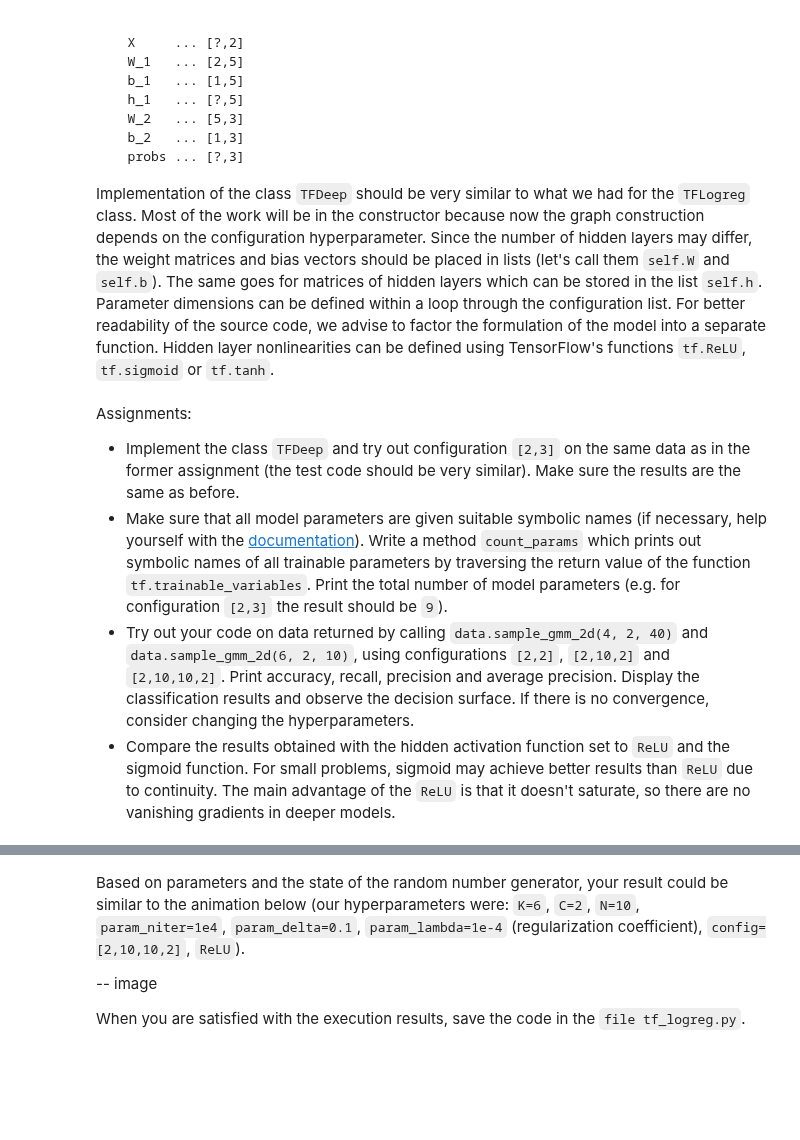
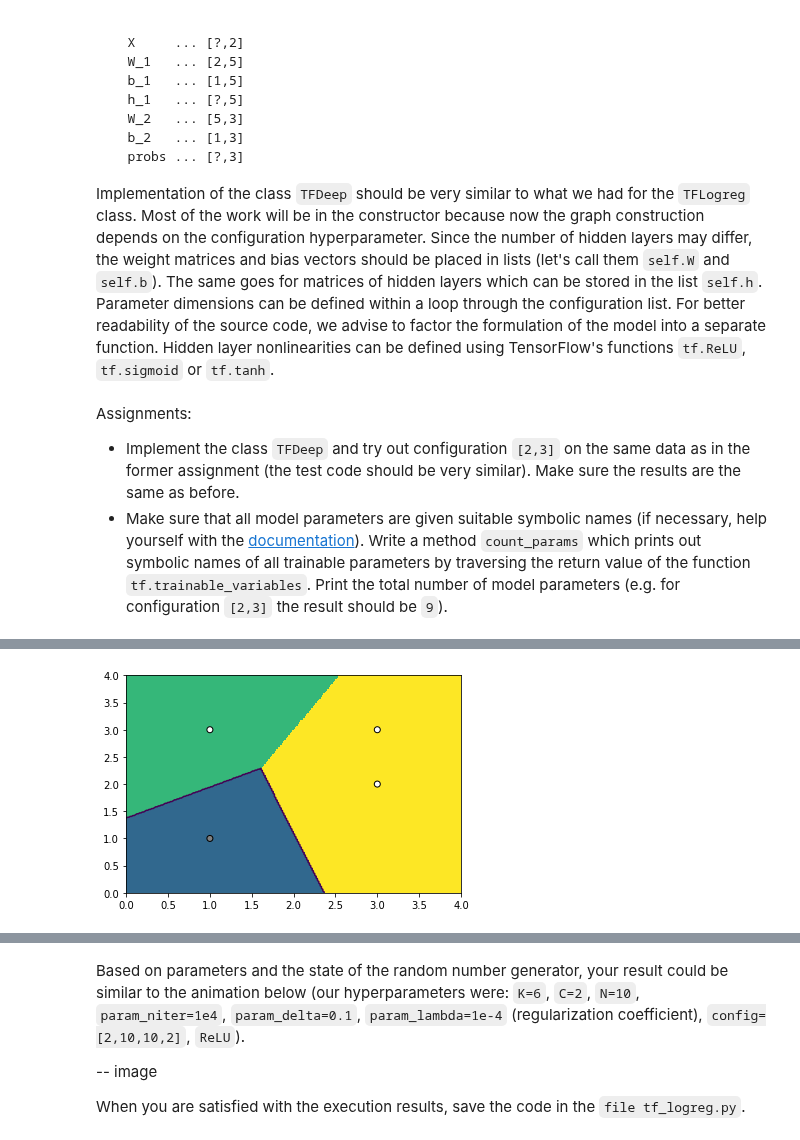
Before and after one commit to lstolcman/deep-learning, a Jupyter notebook: lab1/lab1.ipynb, the cells around one changed output, grey strips where cells are left out. Cells and saved outputs as stored; diff of their text form; code cells hidden in the pictures; blank space fills up the shorter version.

Commit message:
lab1: TFDeep working

```diff
--- a/lab1/lab1.ipynb
+++ b/lab1/lab1.ipynb
@@ -479,12 +479,14 @@ In this example, the dimensions of graph nodes should be as follows (question ma
 Implementation of the class `TFDeep` should be very similar to what we had for the `TFLogreg` class. Most of the work will be in the constructor because now the graph construction depends on the configuration hyperparameter. Since the number of hidden layers may differ, the weight matrices and bias vectors should be placed in lists (let's call them `self.W` and `self.b`). The same goes for matrices of hidden layers which can be stored in the list `self.h`. Parameter dimensions can be defined within a loop through the configuration list. For better readability of the source code, we advise to factor the formulation of the model into a separate function. Hidden layer nonlinearities can be defined using TensorFlow's functions `tf.ReLU`, `tf.sigmoid` or `tf.tanh`.
 # %%
 class TFDeep:
-    def __init__(self, configuration, activation_f, D, C, param_delta=0.5, param_lambda=1e-3):
+    def __init__(self, configuration, activation_f, param_delta=0.5, param_lambda=1e-3):
         """Arguments:
            - D: dimensions of each datapoint
            - C: number of classes
            - param_delta: training step
         """
+        D = configuration[0]
+        C = configuration[-1]
 
         if len(configuration) < 2:
             raise ValueError('configuration has to have at least input and output layer')
@@ -493,31 +495,51 @@ class TFDeep:
         if C != configuration[-1]:
             raise ValueError('Output layer length do not match with configuration')
 
+        ### data input
         # declare graph nodes for the data and parameters:
         # self.X, self.Yoh_, self.W, self.b
         self.X = tf.placeholder(tf.float64, [None, D])
         self.Yoh_ = tf.placeholder(tf.float64, [None,C])
-        self.W=(tf.Variable(np.array([np.random.randn(D) for i in range(C)]))) # weights == columns == number of features # CxD
-        self.b=(tf.Variable(np.array([0.0 for i in range(C)])))
 
-        # formulate the model: calculate self.probs
-        #   use tf.matmul, tf.nn.softmax
-        scores = tf.matmul(self.X, self.W, transpose_b=True) + self.b
+        ##
+        previous_layer = self.X
+        for i in range(len(configuration)-1):
+            '''
+            eg config = [2, 5, 3]
+            i=0 _prev = 2  _next = 5
+            i=1 _prev = 5  _next = 3
+            '''
+            _prev = configuration[i]
+            _next = configuration[i+1]
+            W = tf.Variable(np.array([np.random.randn(_prev) for i in range(_next)])) # weights == columns == number of features # CxD
+            b = tf.Variable(np.array([0.0 for i in range(_next)]))
 
-        ## last -> use softmax - output layer
-        self.probs=(tf.nn.softmax(scores))
+            # formulate the model: calculate self.probs
+            #   use tf.matmul, tf.nn.softmax
+            scores = tf.matmul(previous_layer, W, transpose_b=True) + b
 
+            ## last layer -> use softmax - output layer
+            if i == (len(configuration)-2):
+                previous_layer = tf.nn.softmax(scores)
+            else:
+                ## other layers -> use specified activation function
+                previous_layer = activation_f(scores)
+
+        self.probs = previous_layer
         # formulate the loss: self.loss
         #   use tf.log, tf.reduce_sum, tf.reduce_mean
         # L(W,b|D)=∑_i−logP(Y=y_i|x_i)
+        '''
         minuslog = -tf.log(self.probs)
         sumlog = tf.reduce_sum(self.Yoh_ * minuslog, axis=1)
         self.loss = tf.reduce_mean(sumlog)
+        '''
+        self.loss = tf.reduce_mean(tf.reduce_sum(self.Yoh_ * -tf.log(self.probs), axis=1))
 
         # formulate the training operation: self.train_step
         #   use tf.train.GradientDescentOptimizer,
         #       tf.train.GradientDescentOptimizer.minimize
-        opt = tf.train.GradientDescentOptimizer(0.1) # defining step
+        opt = tf.train.GradientDescentOptimizer(param_delta) # defining step
         self.train_step = opt.minimize(self.loss) # minimizing loss
 
         # instantiate the execution context: self.session
@@ -561,8 +583,6 @@ Assignments:
 
 - Implement the class `TFDeep` and try out configuration `[2,3]` on the same data as in the former assignment (the test code should be very similar). Make sure the results are the same as before.
 - Make sure that all model parameters are given suitable symbolic names (if necessary, help yourself with the [documentation](https://www.tensorflow.org/api_docs/python/tf/Variable)). Write a method `count_params` which prints out symbolic names of all trainable parameters by traversing the return value of the function `tf.trainable_variables`. Print the total number of model parameters (e.g. for configuration `[2,3]` the result should be `9`).
-- Try out your code on data returned by calling `data.sample_gmm_2d(4, 2, 40)` and `data.sample_gmm_2d(6, 2, 10)`, using configurations `[2,2]`, `[2,10,2]` and `[2,10,10,2]`. Print accuracy, recall, precision and average precision. Display the classification results and observe the decision surface. If there is no convergence, consider changing the hyperparameters.
-- Compare the results obtained with the hidden activation function set to `ReLU` and the sigmoid function. For small problems, sigmoid may achieve better results than `ReLU` due to continuity. The main advantage of the `ReLU` is that it doesn't saturate, so there are no vanishing gradients in deeper models.
 # %%
 if __name__ == "__main__":
     # initialize the random number generator
@@ -592,7 +612,7 @@ if __name__ == "__main__":
     configuration = [2, 3]
 
     # build the graph:
-    tfdeep = TFDeep(configuration, activation_f, X.shape[1], Yoh_.shape[1], 0.5)
+    tfdeep = TFDeep(configuration, activation_f, 0.5)
 
     # perform the training with given hyper-parameters:
     tfdeep.train(X, Yoh_, 1000)
@@ -609,3 +629,4 @@ if __name__ == "__main__":
     Y = np.argmax(probs, axis=1)
     data.graph_data(X, Y_, Y)
     plt.show()
+# %% [output]
@@ -611,0 +646 @@ if __name__ == "__main__":
+[figure, added]
```
Also changed, not shown: parts of 4 cells of this notebook.
